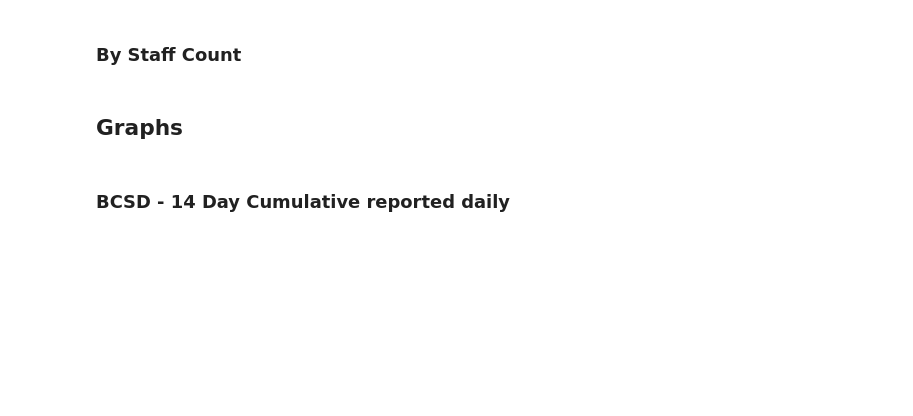
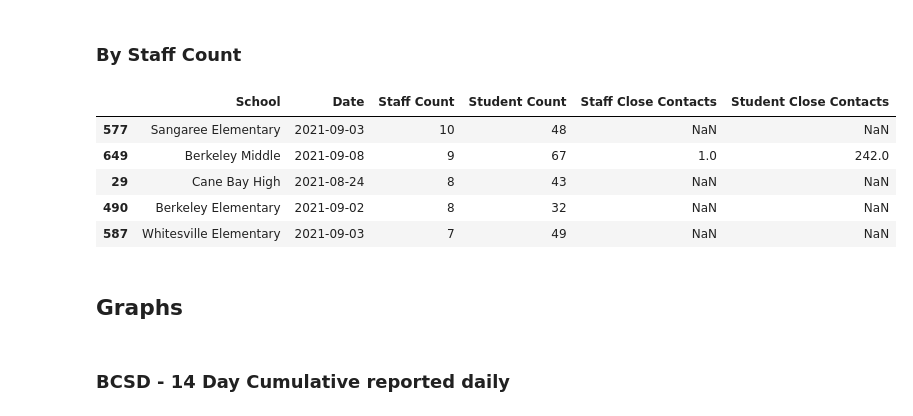
Before and after one commit to packdl/bcsd-covid-dashboard, a Jupyter notebook: covid_maps_inline.ipynb, the cells around one changed output. Cells and saved outputs as stored; diff of their text form; code cells hidden in the pictures; blank space fills up the shorter version.

```diff
--- a/covid_maps_inline.ipynb
+++ b/covid_maps_inline.ipynb
@@ -56,7 +124,14 @@ all_time_students[all_time_students.School!='Berkeley County School District'].h
 ### By Staff Count
 # %%
 all_time_students = cleaned_df.sort_values(by=["Staff Count","School"], ascending=False).drop_duplicates(["School"], keep='first')
-all_time_students[all_time_students.School!='Berkeley County School District'].head()
+all_time_students[all_time_students.School!='Berkeley County School District'][fav_cols].head()
+# %% [output]
+|  | School | Date | Staff Count | Student Count | Staff Close Contacts | Student Close Contacts |
+| 577 | Sangaree Elementary | 2021-09-03 | 10 | 48 | NaN | NaN |
+| 649 | Berkeley Middle | 2021-09-08 | 9 | 67 | 1.0 | 242.0 |
+| 29 | Cane Bay High | 2021-08-24 | 8 | 43 | NaN | NaN |
+| 490 | Berkeley Elementary | 2021-09-02 | 8 | 32 | NaN | NaN |
+| 587 | Whitesville Elementary | 2021-09-03 | 7 | 49 | NaN | NaN |
 # %%
 def print_recent_daily_difference(given_school):
     #current_district_cnts = given_school[given_school.Date.apply(datetime.date) == most_recent_date].tail(1)
```
Also changed, not shown: parts of 8 cells of this notebook.
